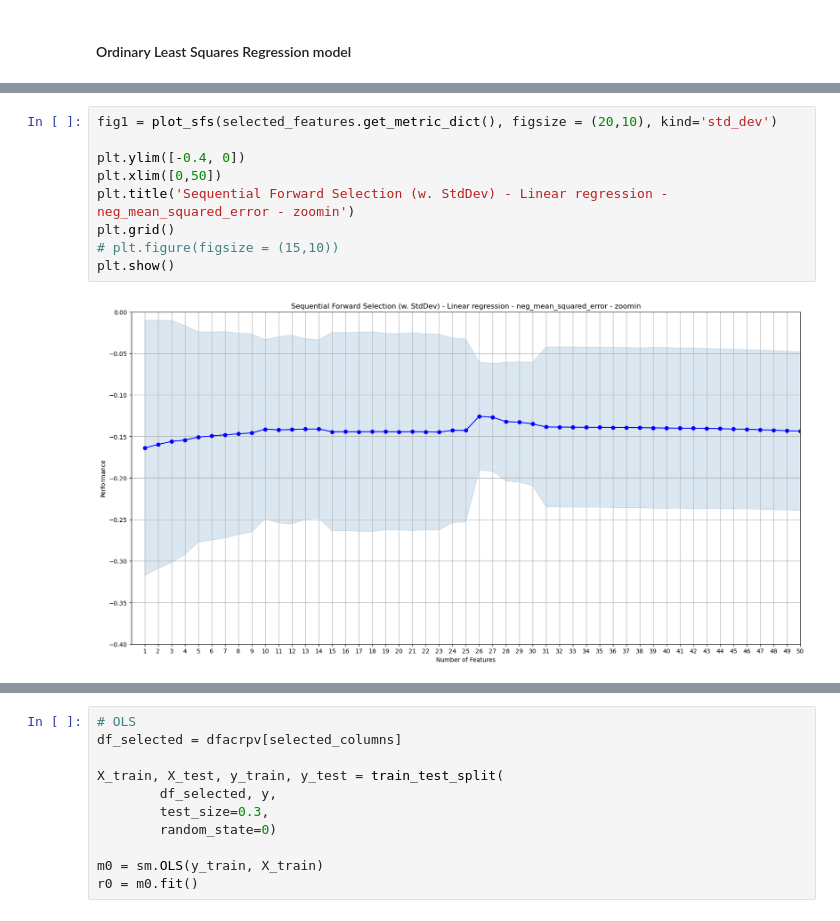
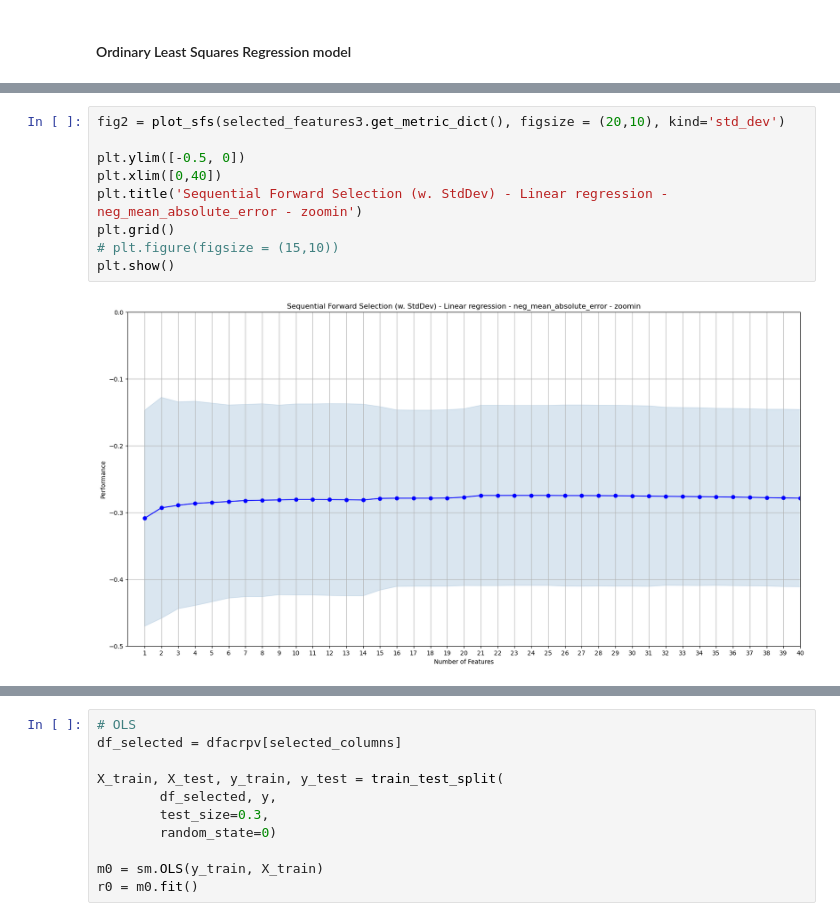
Before and after one commit to yeluH/MT_FI, a Jupyter notebook: Notebooks/0_Regression_presence_of_accident.ipynb, the cells around one changed output, grey strips where cells are left out. Saved outputs shown, nothing was run; the diff lists cells and outputs as text.

```diff
--- a/Notebooks/0_Regression_presence_of_accident.ipynb
+++ b/Notebooks/0_Regression_presence_of_accident.ipynb
@@ -338,11 +529,11 @@ plt.show()
 # %%
-fig1 = plot_sfs(selected_features.get_metric_dict(), figsize = (20,10), kind='std_dev')
+fig2 = plot_sfs(selected_features3.get_metric_dict(), figsize = (20,10), kind='std_dev')
 
-plt.ylim([-0.4, 0])
-plt.xlim([0,50])
-plt.title('Sequential Forward Selection (w. StdDev) - Linear regression - neg_mean_squared_error - zoomin')
+plt.ylim([-0.5, 0])
+plt.xlim([0,40])
+plt.title('Sequential Forward Selection (w. StdDev) - Linear regression - neg_mean_absolute_error - zoomin')
 plt.grid()
 # plt.figure(figsize = (15,10))
 plt.show()
 # %% [output]
-[figure, old version]
+[figure, new version]
```
Also changed, not shown: parts of 33 cells of this notebook.
